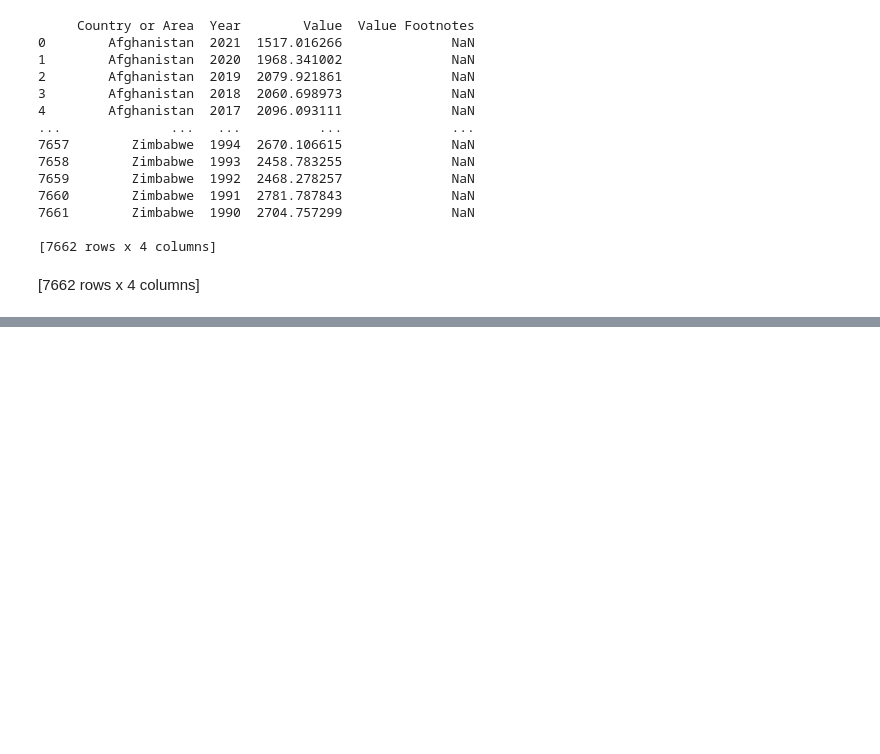
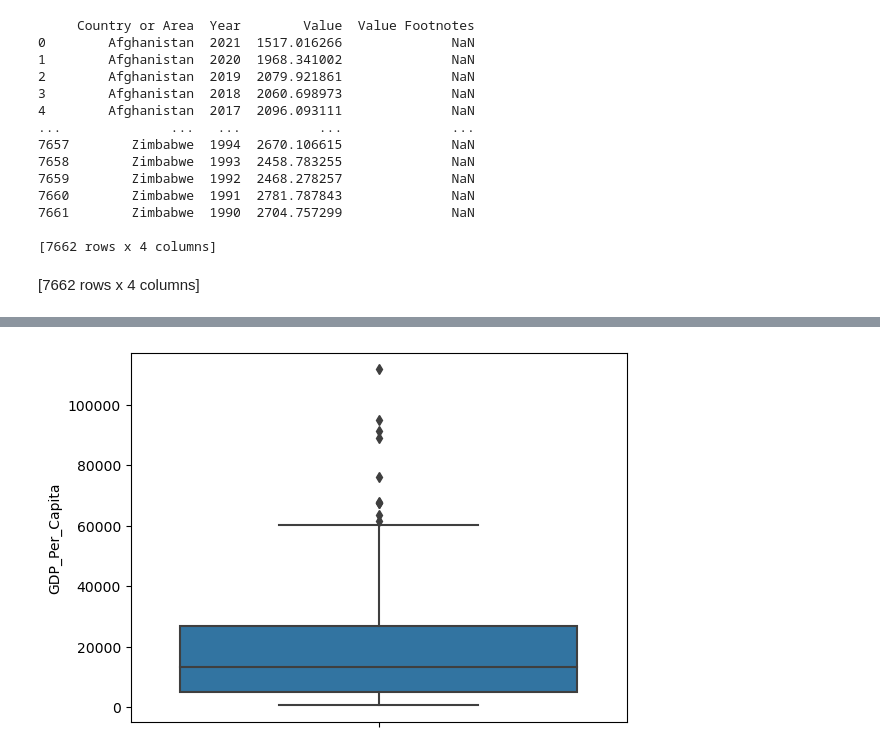
Before and after one commit to NSS-Data-Analytics-Cohort-10/gdp-and-internet-usage-Uhuegbu23, a Jupyter notebook: Notebooks/Gross_Domestic_Product_Internet_Usage.ipynb, the cells around one changed output, grey strips where cells are left out. Saved outputs shown, nothing was run; the diff lists cells and outputs as text; code cells hidden in the pictures; blank space fills up the shorter version.

```diff
--- a/Notebooks/Gross_Domestic_Product_Internet_Usage.ipynb
+++ b/Notebooks/Gross_Domestic_Product_Internet_Usage.ipynb
@@ -65,0 +170,7 @@ import matplotlib.pyplot as plt
+# %%
+# Plot a box plot of the 'Gdp_per_capital' column
+GDP_Per_Capita=gdp_df_2020['GDP_Per_Capita']
+sns.boxplot(y=GDP_Per_Capita)
+plt.show()
+# %% [output]
+[figure, added]
```
Also changed, not shown: parts of 25 cells of this notebook.
